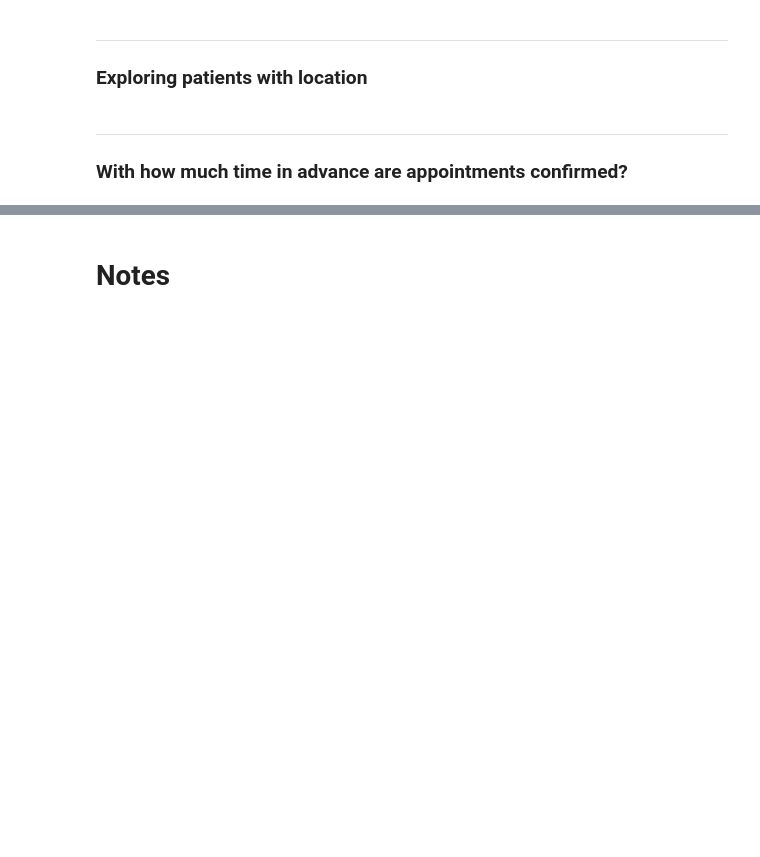
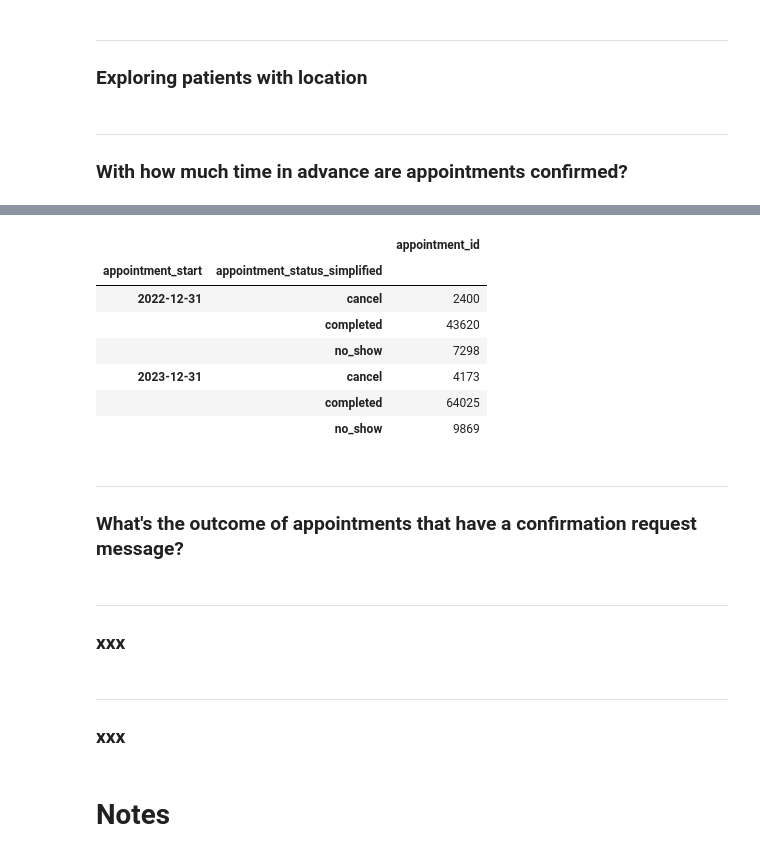
Before and after one commit to robperch/IEOR_Capstone, a Jupyter notebook: notebooks/EDA/eda_rob.ipynb, the cells around one changed output, grey strips where cells are left out. Cells and saved outputs as stored; diff of their text form; code cells hidden in the pictures; blank space fills up the shorter version.

```diff
--- a/notebooks/EDA/eda_rob.ipynb
+++ b/notebooks/EDA/eda_rob.ipynb
@@ -1233,0 +1237,24 @@ dfx
+# %%
+## Params
+path = '../../pkg_dir/data/pickles/robs'
+name = 'dataset_v1.pkl'
+
+
+## Reading extract object saved as pickle locally
+pkl_obj = path + "/" + name
+
+with open(pkl_obj, 'rb') as obj_content:
+    dfx = pickle.load(obj_content)
+# %%
+mr1 = dfx['confirm_to_start_hrs'].notnull()
+mr2 = dfx['confirm_to_start_hrs'] <= 24
+mrs = mr1 & mr2
+
+rc = [
+    'appointment_id',
+    'appointment_start',
+    'confirm_to_start_hrs',
+    'appointment_status_simplified',
+]
+# %%
+dfy = dfx.loc[mrs, rc].copy()
@@ -1234,3 +1273,32 @@ dfx
+# %%
+dfy.groupby(
+    [
+        pd.Grouper(key='appointment_start', freq='Y'),
+        'appointment_status_simplified',
+    ],
+).agg(
+    {
+        'appointment_id': 'count',
+    }
+)
+# %% [output]
+|  |  | appointment_id |
+| appointment_start | appointment_status_simplified |  |
+| 2022-12-31 | cancel | 2400 |
+|  | completed | 43620 |
+|  | no_show | 7298 |
+| 2023-12-31 | cancel | 4173 |
+|  | completed | 64025 |
+|  | no_show | 9869 |
+# %% [markdown]
+---
+### What's the outcome of appointments that have a confirmation request message?
+# %% [markdown]
+---
+### xxx
+# %% [markdown]
+---
+### xxx
 # %% [markdown]
 # Notes
 # %% [markdown]
```
Also changed, not shown: parts of 10 cells of this notebook, 1 other file.
